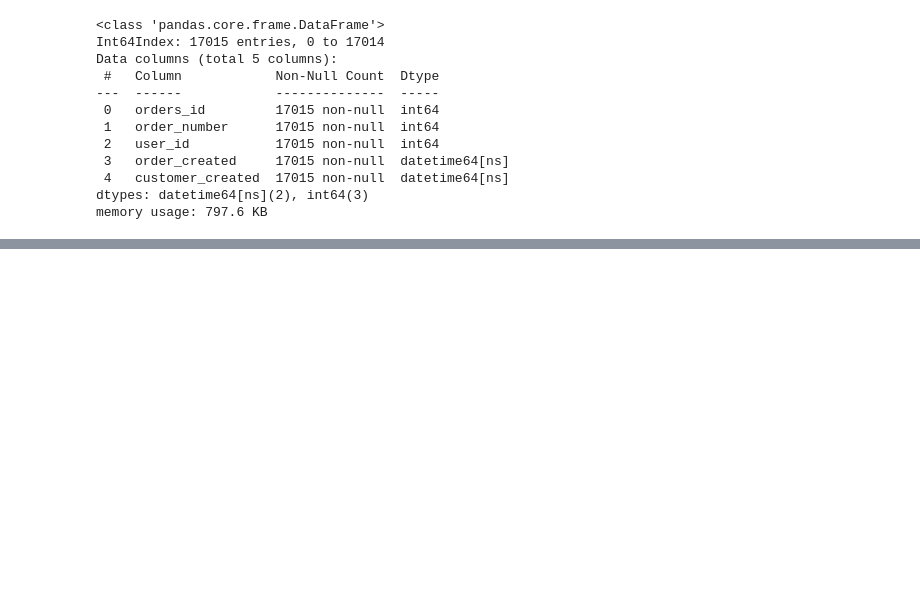
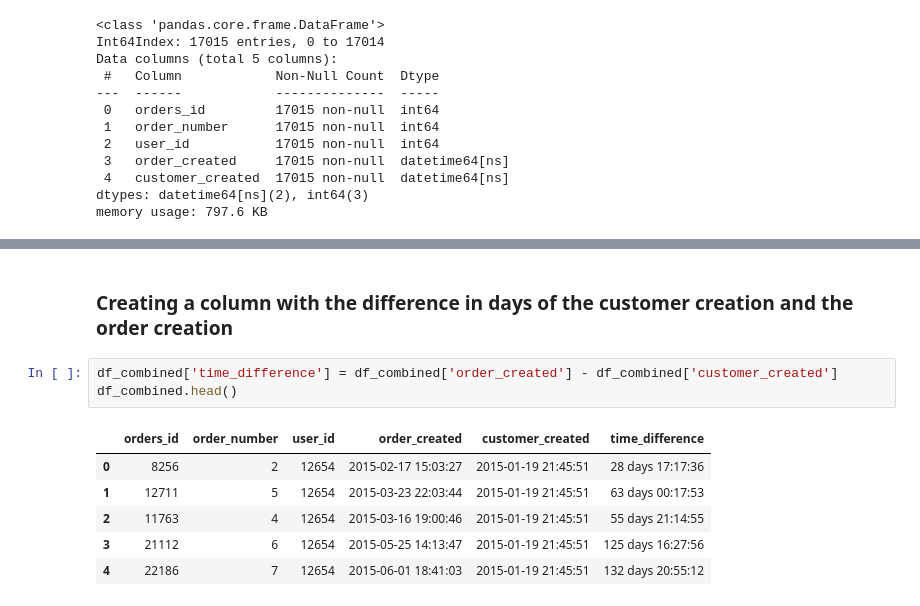
Before and after one commit to jpetersen626/Invitae_Interview_Cohort_Analysis, a Jupyter notebook: Invitae_Analysis_JP.ipynb, the cells around one changed output, grey strips where cells are left out. Cells and saved outputs as stored; diff of their text form; blank space fills up the shorter version.

```diff
--- a/Invitae_Analysis_JP.ipynb
+++ b/Invitae_Analysis_JP.ipynb
@@ -248,0 +257,12 @@ memory usage: 797.6 KB
+# %% [markdown]
+### Creating a column with the difference in days of the customer creation and the order creation
+# %%
+df_combined['time_difference'] = df_combined['order_created'] - df_combined['customer_created']
+df_combined.head()
+# %% [output]
+|  | orders_id | order_number | user_id | order_created | customer_created | time_difference |
+| 0 | 8256 | 2 | 12654 | 2015-02-17 15:03:27 | 2015-01-19 21:45:51 | 28 days 17:17:36 |
+| 1 | 12711 | 5 | 12654 | 2015-03-23 22:03:44 | 2015-01-19 21:45:51 | 63 days 00:17:53 |
+| 2 | 11763 | 4 | 12654 | 2015-03-16 19:00:46 | 2015-01-19 21:45:51 | 55 days 21:14:55 |
+| 3 | 21112 | 6 | 12654 | 2015-05-25 14:13:47 | 2015-01-19 21:45:51 | 125 days 16:27:56 |
+| 4 | 22186 | 7 | 12654 | 2015-06-01 18:41:03 | 2015-01-19 21:45:51 | 132 days 20:55:12 |
```
Also changed, not shown: parts of 9 cells of this notebook.
